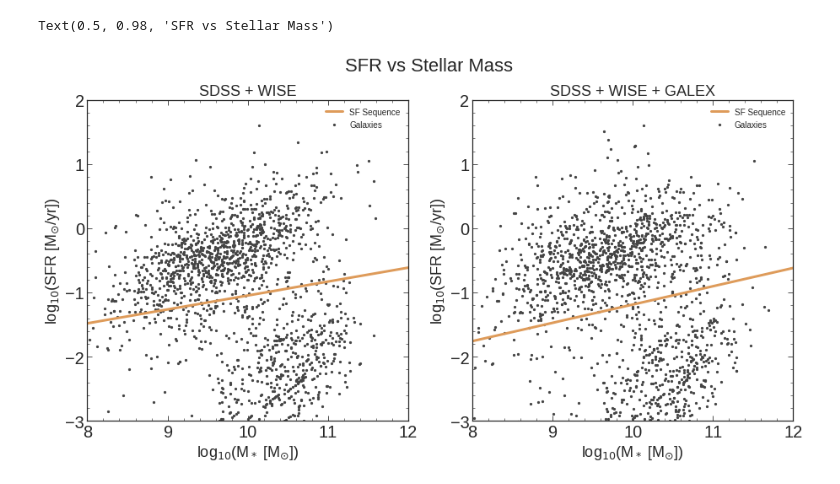
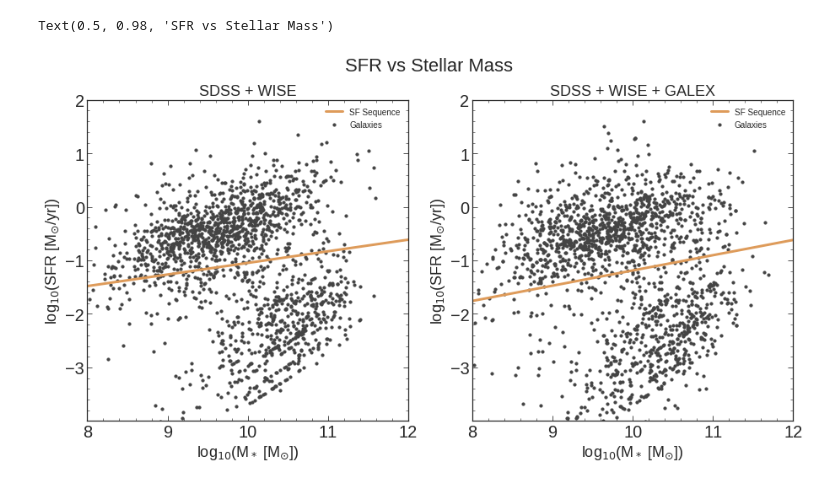
Before and after one commit to pabblet/AST305-MAGPHYS, a Jupyter notebook: read_code.ipynb, the cells around one changed output. Saved outputs shown, nothing was run; the diff lists cells and outputs as text; code cells hidden in the pictures.

```diff
--- a/read_code.ipynb
+++ b/read_code.ipynb
@@ -37,14 +37,14 @@ fit_a, fit_b= ans
 ms_fit= np.linspace(min(ms_array), 13, 2)
 
 ax1.plot(ms_fit, model(ms_fit, fit_a, fit_b), lw=3, color='#de9b5a', label='SF Sequence')
-ax1.scatter(ms_s, sfr_s, s=5, c='#444444', label='Galaxies')
+ax1.scatter(ms_s, sfr_s, s=10, c='#444444', label='Galaxies')
 ax1.set_ylabel('log$_{10}$(SFR [M$_{\odot}$/yr])', fontsize=18)
 ax1.set_xlabel('log$_{10}$(M$_*$ [M$_{\odot}$])', fontsize=18)
 ax1.set_title('SDSS + WISE', fontsize=18)
 ax1.set_xlim(8, 12)
-ax1.set_ylim(-3, 2)
+ax1.set_ylim(-4, 2)
 ax1.set_xticks([8,9,10,11,12])
-ax1.set_yticks([-3,-2,-1,0,1,2])
+ax1.set_yticks([-4,-3,-2,-1,0,1,2])
 ax1.minorticks_on()
 ax1.tick_params(which='both', direction='in', labelsize=20, top=True, right=True)
 ax1.legend(loc='best')
@@ -54,34 +54,34 @@ ms_g= []
 sfr_g= []
 for i in GALEX:
     data_fit= ascii.read(i, data_start=3, data_end=4)
     MS= data_fit['col6']
     SFR= data_fit['col16']
     ms_g.append(np.log10(MS))
     sfr_g.append(np.log10(SFR))
 
 ms_mx= sympy.Matrix(ms_g)
 sfr_mx= sympy.Matrix(sfr_g)
 ms_array= np.array([float(i) for i in ms_g])
 sfr_array= np.array([float(i) for i in sfr_g])
 
 ans, cov= curve_fit(model, ms_array, sfr_array)
 fit_a, fit_b= ans
 ms_fit= np.linspace(min(ms_array), 13, 2)
 
 ax2.plot(ms_fit, model(ms_fit, fit_a, fit_b), lw=3, color='#de9b5a', label='SF Sequence')
-ax2.scatter(ms_g, sfr_g, s=5, c='#444444', label='Galaxies')
+ax2.scatter(ms_g, sfr_g, s=10, c='#444444', label='Galaxies')
 ax2.set_ylabel('log$_{10}$(SFR [M$_{\odot}$/yr])', fontsize=18)
 ax2.set_xlabel('log$_{10}$(M$_*$ [M$_{\odot}$])', fontsize=18)
 ax2.set_title('SDSS + WISE + GALEX', fontsize=18)
 ax2.set_xlim(8, 12)
-ax2.set_ylim(-3, 2)
+ax2.set_ylim(-4, 2)
 ax2.set_xticks([8,9,10,11,12])
-ax2.set_yticks([-3,-2,-1,0,1,2])
+ax2.set_yticks([-4,-3,-2,-1,0,1,2])
 ax2.minorticks_on()
 ax2.tick_params(which='both', direction='in', labelsize=20, top=True, right=True)
 ax2.legend(loc='best')
 
 plt.suptitle('SFR vs Stellar Mass', fontsize=22)
 # %% [output]
 Text(0.5, 0.98, 'SFR vs Stellar Mass')
-[figure, old version]
+[figure, new version]
```
